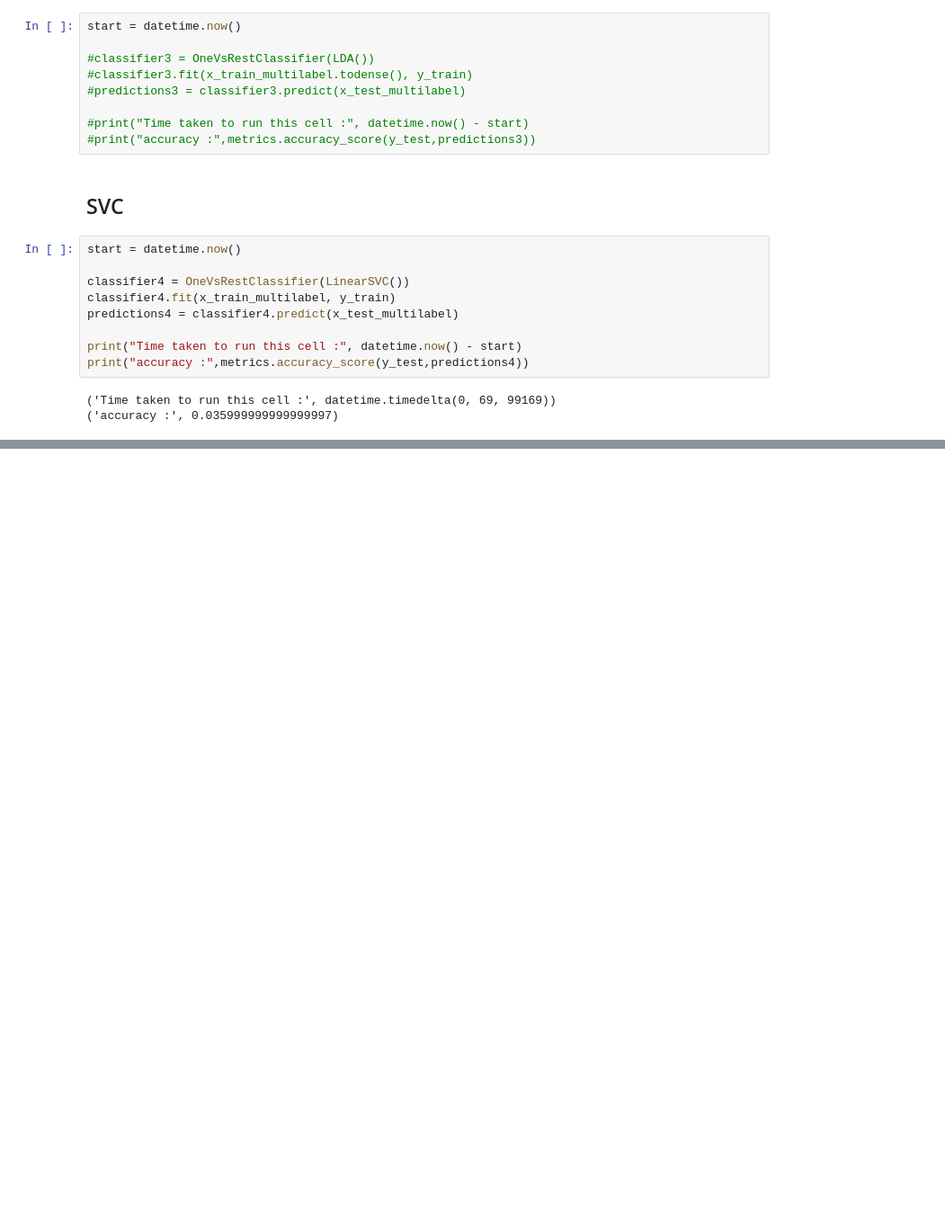
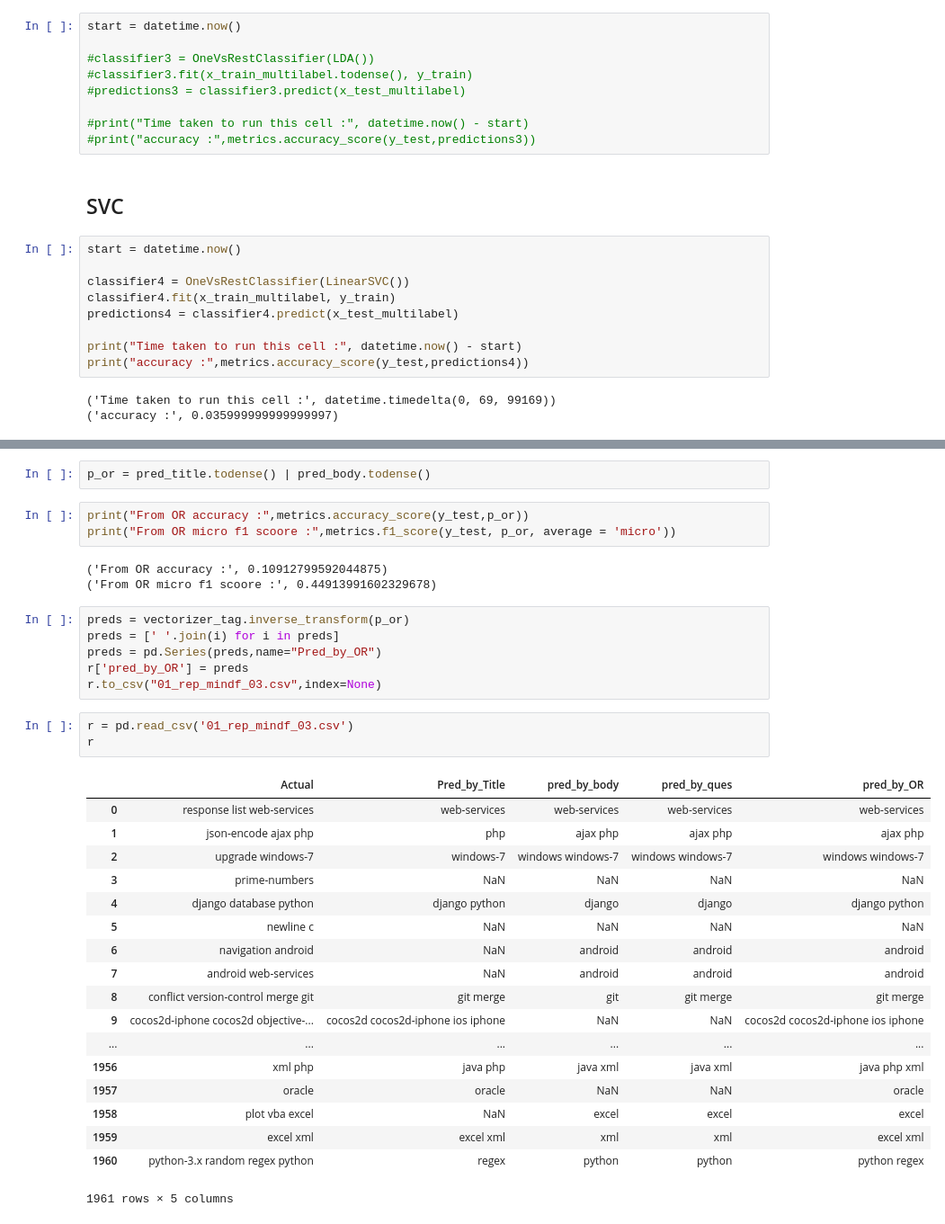
Before and after one commit to praseedm/SO_Tag_Prediction, a Jupyter notebook: Dummy/1_Soln.ipynb, the cells around one changed output, grey strips where cells are left out. Shown at 90% size. Saved outputs shown, nothing was run; the diff lists cells and outputs as text; blank space fills up the shorter version.

```diff
--- a/Dummy/1_Soln.ipynb
+++ b/Dummy/1_Soln.ipynb
@@ -267,0 +372,36 @@ print("accuracy :",metrics.accuracy_score(y_test,predictions4))
+# %%
+p_or = pred_title.todense() | pred_body.todense()
+# %%
+print("From OR accuracy :",metrics.accuracy_score(y_test,p_or))
+print("From OR micro f1 scoore :",metrics.f1_score(y_test, p_or, average = 'micro'))
+# %% [output]
+('From OR accuracy :', 0.10912799592044875)
+('From OR micro f1 scoore :', 0.44913991602329678)
+# %%
+preds = vectorizer_tag.inverse_transform(p_or)
+preds = [' '.join(i) for i in preds]
+preds = pd.Series(preds,name="Pred_by_OR")
+r['pred_by_OR'] = preds
+r.to_csv("01_rep_mindf_03.csv",index=None)
+# %%
+r = pd.read_csv('01_rep_mindf_03.csv')
+r
+# %% [output]
+|  | Actual | Pred_by_Title | pred_by_body | pred_by_ques | pred_by_OR |
+| 0 | response list web-services | web-services | web-services | web-services | web-services |
+| 1 | json-encode ajax php | php | ajax php | ajax php | ajax php |
+| 2 | upgrade windows-7 | windows-7 | windows windows-7 | windows windows-7 | windows windows-7 |
+| 3 | prime-numbers | NaN | NaN | NaN | NaN |
+| 4 | django database python | django python | django | django | django python |
+| 5 | newline c | NaN | NaN | NaN | NaN |
+| 6 | navigation android | NaN | android | android | android |
+| 7 | android web-services | NaN | android | android | android |
+| 8 | conflict version-control merge git | git merge | git | git merge | git merge |
+| 9 | cocos2d-iphone cocos2d objective-... | cocos2d cocos2d-iphone ios iphone | NaN | NaN | cocos2d cocos2d-iphone ios iphone |
+| ... | ... | ... | ... | ... | ... |
+| 1956 | xml php | java php | java xml | java xml | java php xml |
+| 1957 | oracle | oracle | NaN | NaN | oracle |
+| 1958 | plot vba excel | NaN | excel | excel | excel |
+| 1959 | excel xml | excel xml | xml | xml | excel xml |
+| 1960 | python-3.x random regex python | regex | python | python | python regex |
+1961 rows × 5 columns
```
Also changed, not shown: parts of 38 cells of this notebook, 6 other files.
